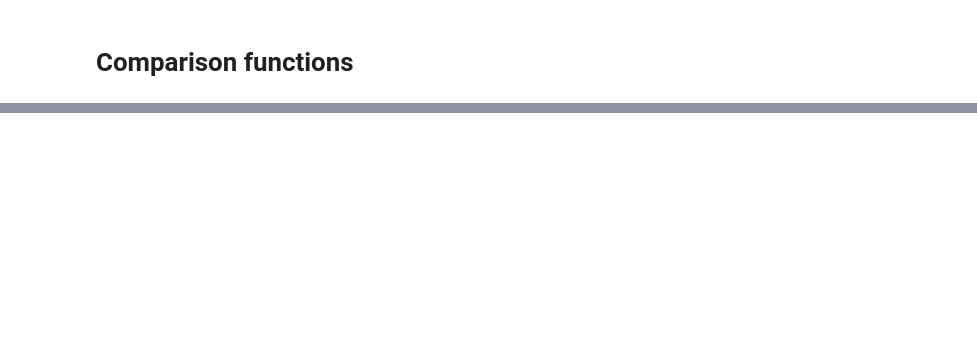
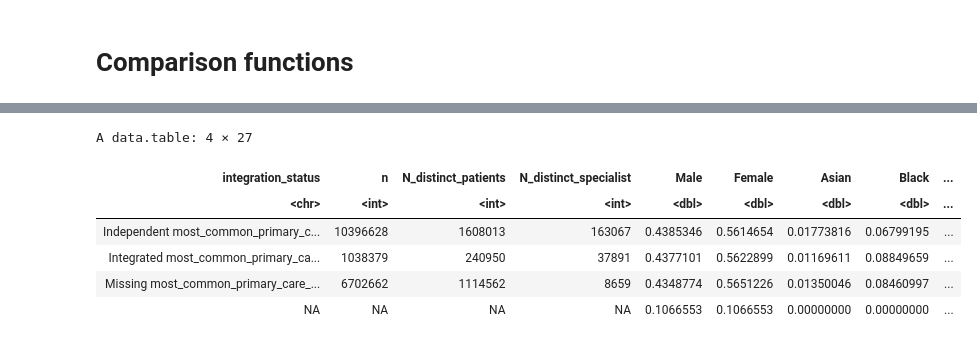
Before and after one commit to F4rbod/CaseMix, a Jupyter notebook: Calculations.ipynb, the cells around one changed output, grey strips where cells are left out. Cells and saved outputs as stored; diff of their text form; code cells hidden in the pictures; blank space fills up the shorter version.

```diff
--- a/Calculations.ipynb
+++ b/Calculations.ipynb
@@ -815,0 +993,10 @@ A data.table: 6 × 80
+# %%
+comparison_results_primary_care_physician
+# %% [output]
+A data.table: 4 × 27
+| integration_status | n | N_distinct_patients | N_distinct_specialist | Male | Female | Asian | Black | ... |
+| <chr> | <int> | <int> | <int> | <dbl> | <dbl> | <dbl> | <dbl> | ... |
+| Independent most_common_primary_c... | 10396628 | 1608013 | 163067 | 0.4385346 | 0.5614654 | 0.01773816 | 0.06799195 | ... |
+| Integrated most_common_primary_ca... | 1038379 | 240950 | 37891 | 0.4377101 | 0.5622899 | 0.01169611 | 0.08849659 | ... |
+| Missing most_common_primary_care_... | 6702662 | 1114562 | 8659 | 0.4348774 | 0.5651226 | 0.01350046 | 0.08460997 | ... |
+| NA | NA | NA | NA | 0.1066553 | 0.1066553 | 0.00000000 | 0.00000000 | ... |
```
Also changed, not shown: parts of 13 cells of this notebook.
